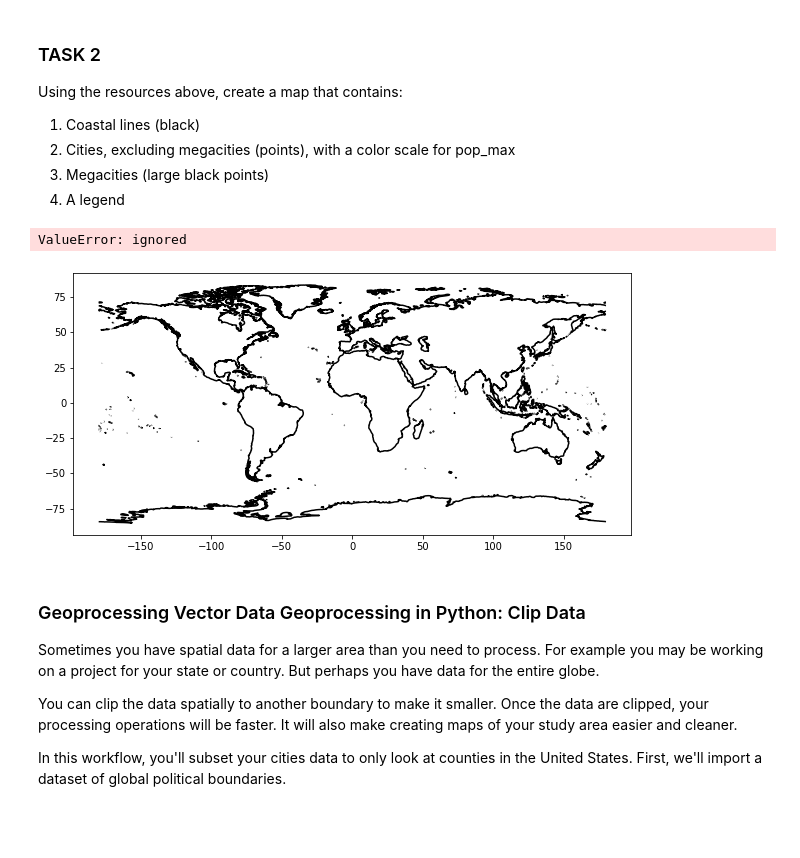
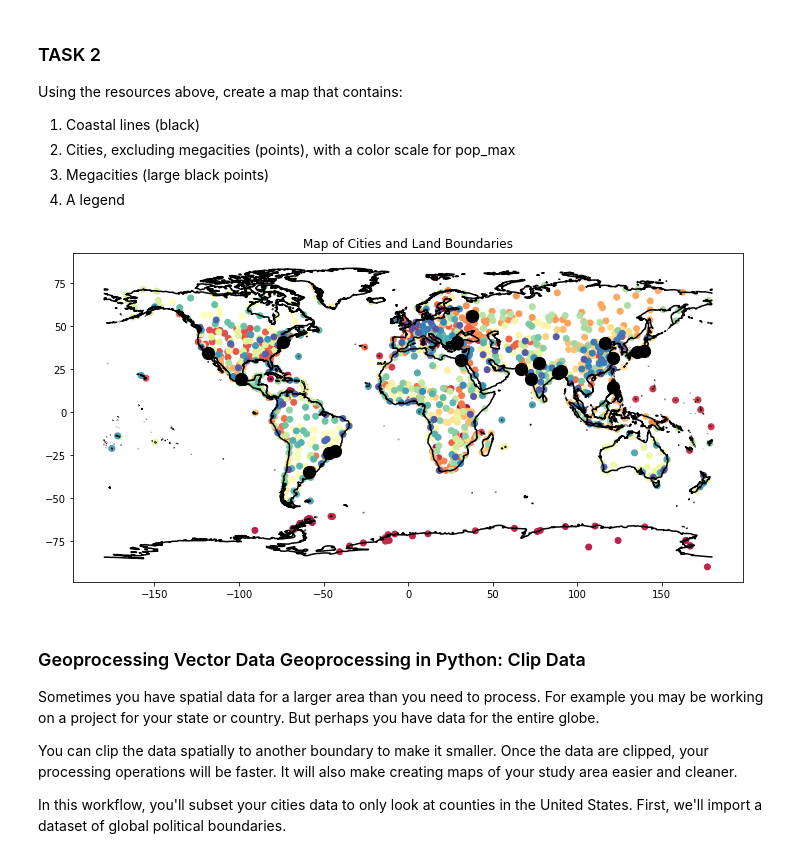
Before and after one commit to abbymwebster/EnvDatSci22, a Jupyter notebook: Copy_of_VectorData101.ipynb, the cells around one changed output. Drawn from its saved outputs; the diff is of its cells as text; code cells hidden in the pictures; blank space fills up the shorter version.

```diff
--- a/Copy_of_VectorData101.ipynb
+++ b/Copy_of_VectorData101.ipynb
@@ -442,20 +442,20 @@ NoMegacities = cities[cities.pop_max < 10000000]
 # %%
 # Format and plot your results from task 2
-# hint:
-#I accidentally erased the hint
+
 #did this above: NoMegacities = cities[cities.pop_max < 10000000]
-
-f, ax2 = plt.subplots(figsize=(10, 6))
-coastlines.plot(ax=ax2,
-                color="black")
-NoMegacities.pop_max.plot(ax=ax2, cmap = "RdYlGr")
+import matplotlib.pyplot as plt#no idea if this is necessary or what it does
+fig, ax1 = plt.subplots(figsize=(12, 8))
+coastlines.plot(ax=ax1,
+                color="black", legend = True)
+c = NoMegacities.pop_max
+NoMegacities.plot(ax=ax1, c = c, cmap = "Spectral", legend = True, legend_kwds={"label": "Maximum population of smaller cities"})
+megacities.plot(ax=ax1, color="black", markersize = 150, legend = True)
 
 # Add a title
-ax2.set(title="Map of Cities and Global Lines")
+ax1.set(title="Map of Cities and Land Boundaries")
 plt.show()
 # %% [output]
-ValueError: ignored
-[figure, old version]
+[figure, new version]
 # %% [markdown]
 ### Geoprocessing Vector Data Geoprocessing in Python: Clip Data
 Sometimes you have spatial data for a larger area than you need to process. For example you may be working on a project for your state or country. But perhaps you have data for the entire globe.
```
Also changed, not shown: parts of 19 cells of this notebook.
